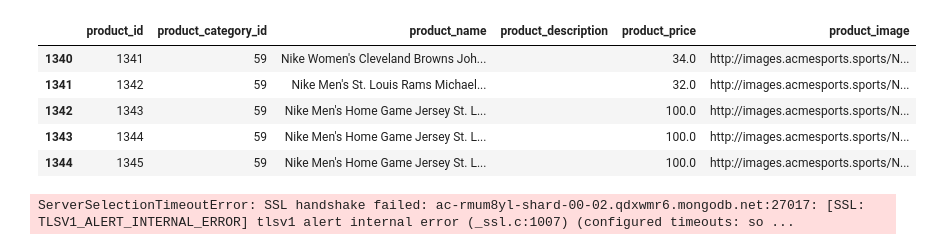
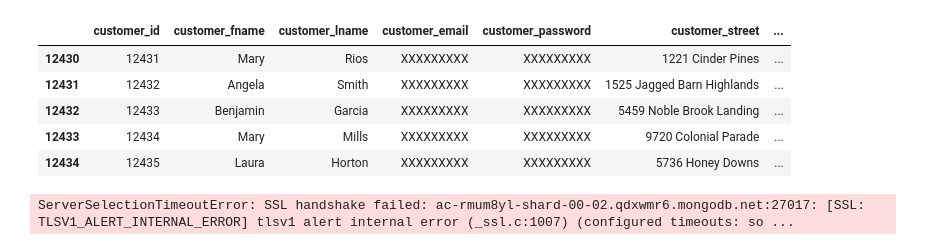
Before and after one commit to andrei-galed/Datapath-Python, a Jupyter notebook: Sesion2/2.Lectura_datos.ipynb, the cells around one changed output. Saved outputs shown, nothing was run; the diff lists cells and outputs as text; code cells hidden in the pictures.

```diff
--- a/Sesion2/2.Lectura_datos.ipynb
+++ b/Sesion2/2.Lectura_datos.ipynb
@@ -28,15 +32,15 @@ engine = db.create_engine("mysql://root:root@172.16.5.4:3310/retail_db")
 conn = engine.connect()
 # %%
 #Jalamos datos de la base datos retail_db
-df_customers = pd.read_sql_query("SELECT * FROM products", con=conn)
+df_customers = pd.read_sql_query("SELECT * FROM customers", con=conn)
 df_customers.tail()
 # %% [output]
-|  | product_id | product_category_id | product_name | product_description | product_price | product_image |
-| 1340 | 1341 | 59 | Nike Women's Cleveland Browns Joh... |  | 34.0 | http://images.acmesports.sports/N... |
-| 1341 | 1342 | 59 | Nike Men's St. Louis Rams Michael... |  | 32.0 | http://images.acmesports.sports/N... |
-| 1342 | 1343 | 59 | Nike Men's Home Game Jersey St. L... |  | 100.0 | http://images.acmesports.sports/N... |
-| 1343 | 1344 | 59 | Nike Men's Home Game Jersey St. L... |  | 100.0 | http://images.acmesports.sports/N... |
-| 1344 | 1345 | 59 | Nike Men's Home Game Jersey St. L... |  | 100.0 | http://images.acmesports.sports/N... |
+|  | customer_id | customer_fname | customer_lname | customer_email | customer_password | customer_street | ... |
+| 12430 | 12431 | Mary | Rios | XXXXXXXXX | XXXXXXXXX | 1221 Cinder Pines | ... |
+| 12431 | 12432 | Angela | Smith | XXXXXXXXX | XXXXXXXXX | 1525 Jagged Barn Highlands | ... |
+| 12432 | 12433 | Benjamin | Garcia | XXXXXXXXX | XXXXXXXXX | 5459 Noble Brook Landing | ... |
+| 12433 | 12434 | Mary | Mills | XXXXXXXXX | XXXXXXXXX | 9720 Colonial Parade | ... |
+| 12434 | 12435 | Laura | Horton | XXXXXXXXX | XXXXXXXXX | 5736 Honey Downs | ... |
 # %%
 #Conexion a mongodb
 
```
Also changed, not shown: parts of 5 cells of this notebook, 2 other files.
